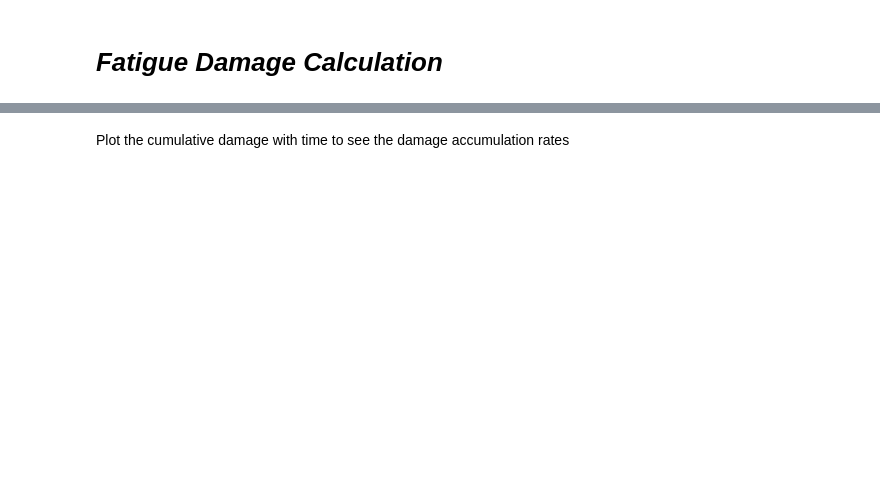
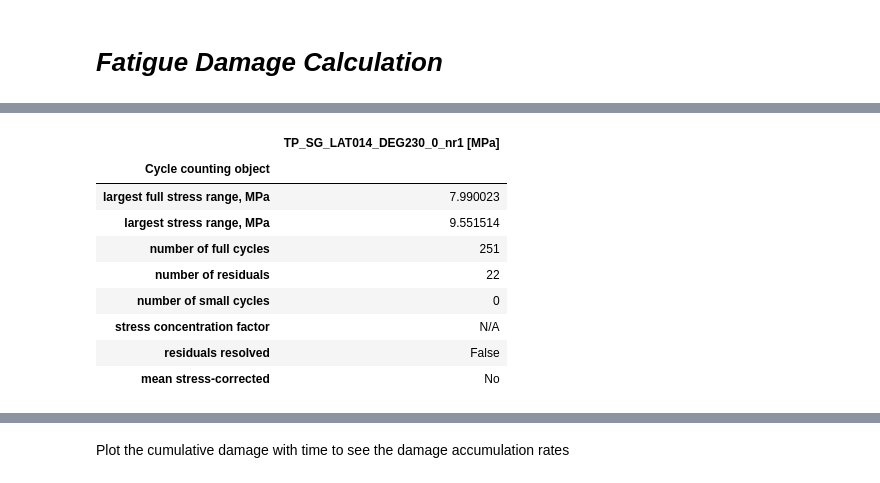
Before and after one commit to Ahmed-Mujtaba5/SHM-of-Offshore-Structures, a Jupyter notebook: Notebooks/3.Fatigue_Assessment.ipynb, the cells around one changed output, grey strips where cells are left out. Saved outputs shown, nothing was run; the diff lists cells and outputs as text; code cells hidden in the pictures; blank space fills up the shorter version.

```diff
--- a/Notebooks/3.Fatigue_Assessment.ipynb
+++ b/Notebooks/3.Fatigue_Assessment.ipynb
@@ -72,5 +109,18 @@ print(damage_Factor)
 # %%
 cc = deg230_data.iloc[0,0]
+# %%
+cc
+# %% [output]
+|  | TP_SG_LAT014_DEG230_0_nr1 [MPa] |
+| Cycle counting object |  |
+| largest full stress range, MPa | 7.990023 |
+| largest stress range, MPa | 9.551514 |
+| number of full cycles | 251 |
+| number of residuals | 22 |
+| number of small cycles | 0 |
+| stress concentration factor | N/A |
+| residuals resolved | False |
+| mean stress-corrected | No |
 # %%
 scaled_cc = cc*damage_Factor
 scaled_cc
```
Also changed, not shown: parts of 24 cells of this notebook, 1 other file.
